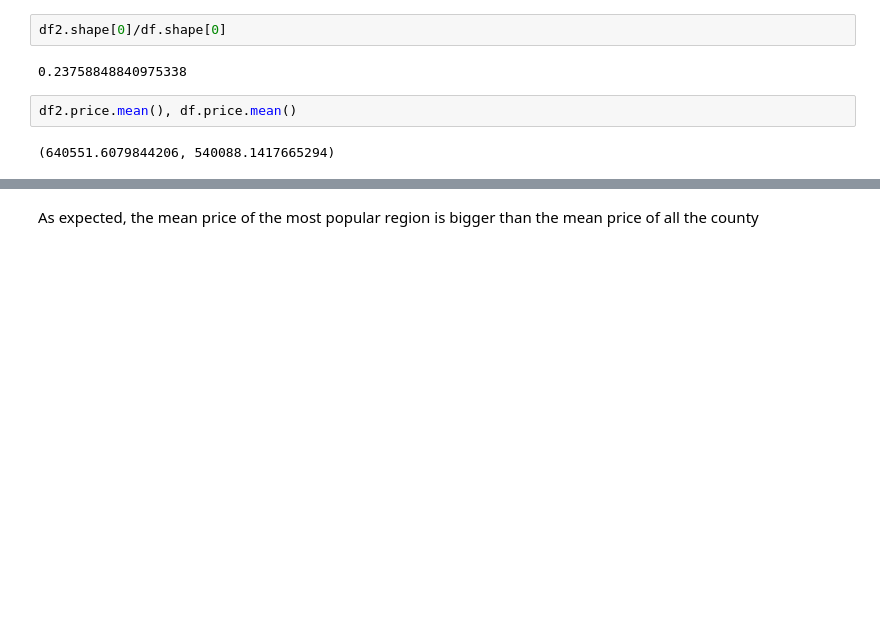
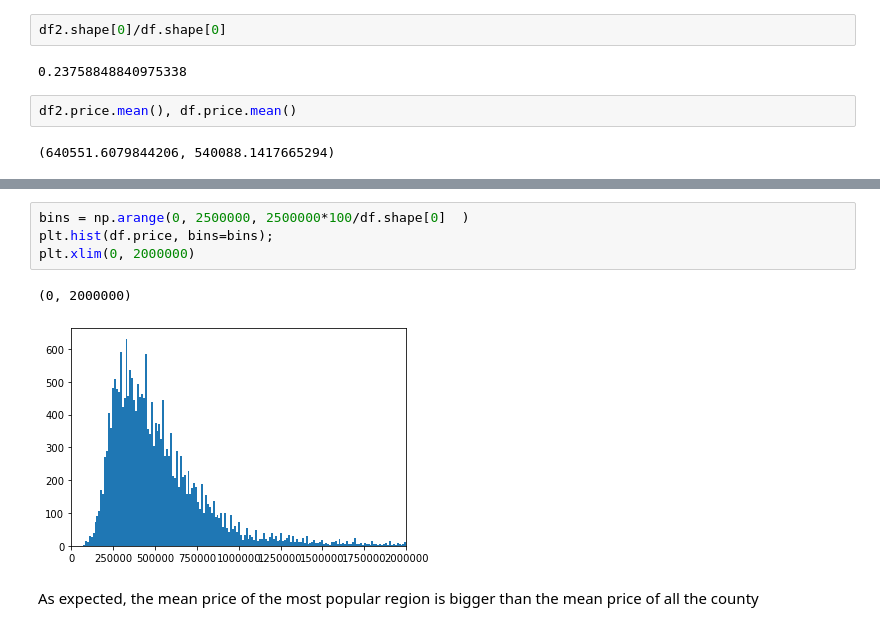
Before and after one commit to gustavooliveir/House-sales-in-King-County, a Jupyter notebook: 1 - Region of most popular houses.ipynb, the cells around one changed output, grey strips where cells are left out. Cells and saved outputs as stored; diff of their text form; blank space fills up the shorter version.

```diff
--- a/1 - Region of most popular houses.ipynb
+++ b/1 - Region of most popular houses.ipynb
@@ -106,2 +154,9 @@ df2.price.mean(), df.price.mean()
+# %%
+bins = np.arange(0, 2500000, 2500000*100/df.shape[0]  )
+plt.hist(df.price, bins=bins);
+plt.xlim(0, 2000000)
+# %% [output]
+(0, 2000000)
+[figure, added]
 # %% [markdown]
 As expected, the mean price of the most popular region is bigger than the mean price of all the county
```
Also changed, not shown: parts of 13 cells of this notebook, 12 other files.
